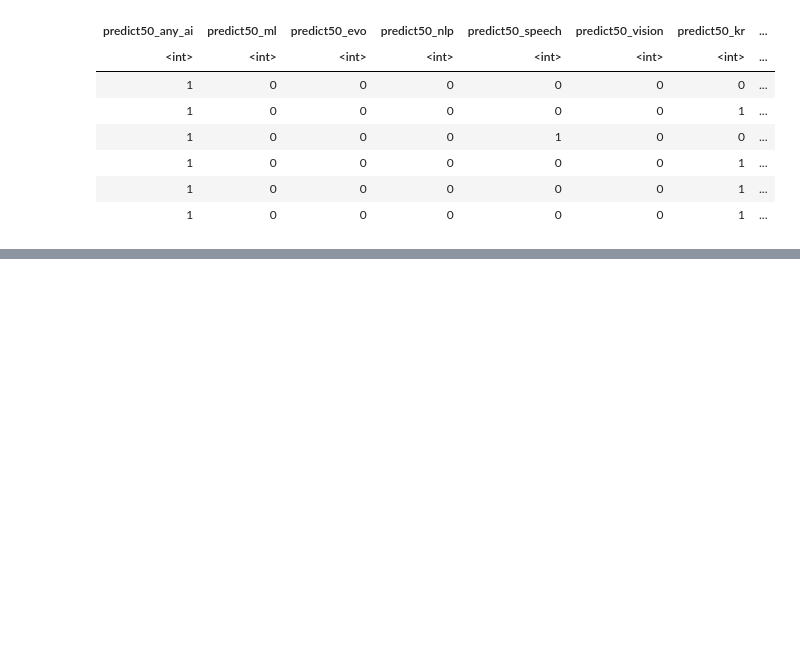
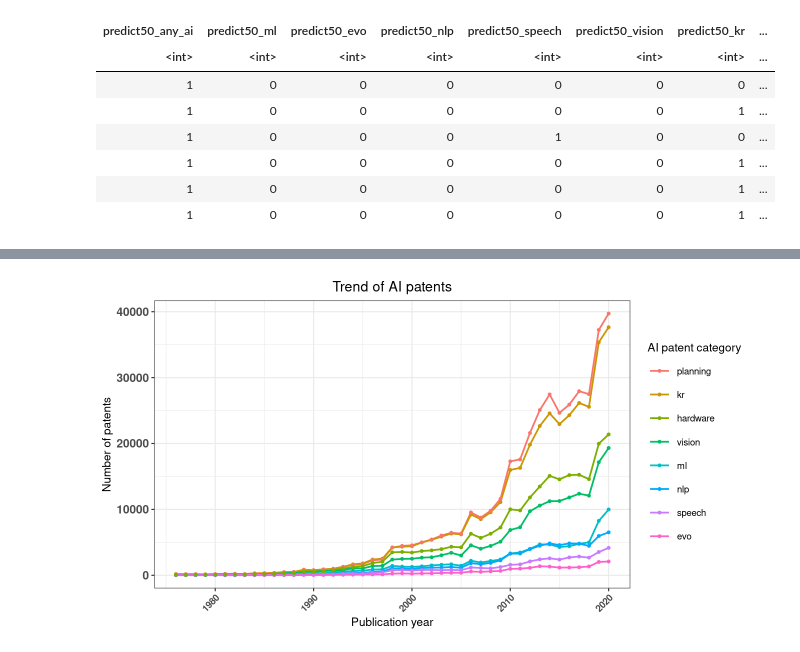
Before and after one commit to oceanumeric/ININ-tutorial, a Jupyter notebook: Labs/lab2_part_A.ipynb, the cells around one changed output, grey strips where cells are left out. Saved outputs shown, nothing was run; the diff lists cells and outputs as text; code cells hidden in the pictures; blank space fills up the shorter version.

```diff
--- a/Labs/lab2_part_A.ipynb
+++ b/Labs/lab2_part_A.ipynb
@@ -109,0 +151,37 @@ A data.table: 6 × 12
+# %%
+options(repr.plot.width=11, repr.plot.height=6)
+aipatents %>%
+    .[flag_patent == 1 & predict50_any_ai == 1] %>%
+    # only keep rows that include 'predict50' in the column name
+    # and doc_id, appl_id, and pub_dt
+    .[, .SD, .SDcols = c(grep('predict50', names(.), value = TRUE),
+                          'doc_id', 'appl_id', 'pub_dt')] %>%
+    # get year from pub_dt, pub_dt is IDate
+    .[, pub_year := as.numeric(format(pub_dt, '%Y'))] %>%
+    # melt the data
+    melt(id.vars = c('doc_id', 'appl_id', 'pub_year')) %>%
+    setnames('variable', 'ai_predict') %>%
+    .[ai_predict != 'predict50_any_ai'] %>%
+    .[value == 1] %>%
+    .[, .N, by = .(ai_predict, pub_year)] %>%
+    .[order(-pub_year)] %>%
+    # replace 'predict50_' with ''
+    .[, ai_predict := gsub('predict50_', '', ai_predict)] %>%
+    ggplot(aes(x = pub_year, y = N, color = reorder(ai_predict, -N))) +
+    geom_line(size=1) +
+    geom_point() +
+    theme_bw(base_size=14) +
+    # title
+    labs(title = 'Trend of AI patents',
+         x = 'Publication year',
+         y = 'Number of patents',
+         color = 'AI patent category') +
+    theme(
+        plot.title=element_text(hjust=0.5),
+        axis.text.x=element_text(face='bold', angle=45, hjust=1),
+        axis.text.y=element_text(size=14, face='bold'),
+        strip.text.x=element_text(size=14),
+        legend.key.size = unit(1, 'cm')
+        )
+# %% [output]
+[figure, added]
```
Also changed, not shown: parts of 4 cells of this notebook.
